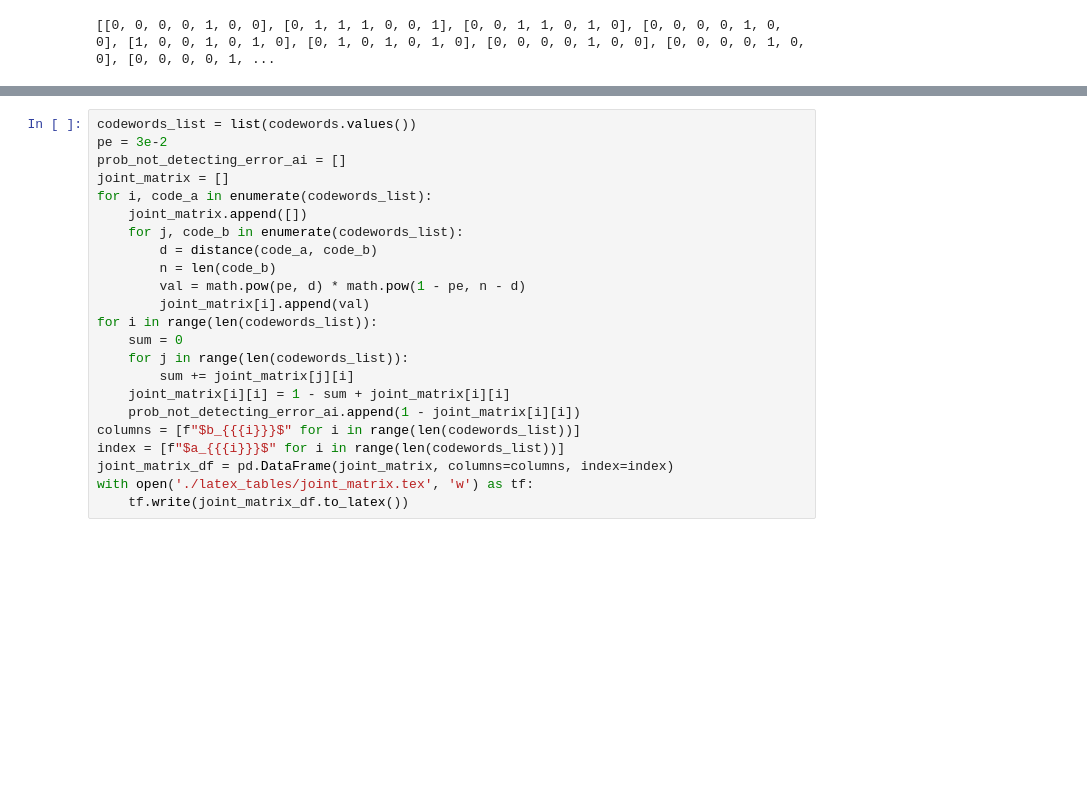
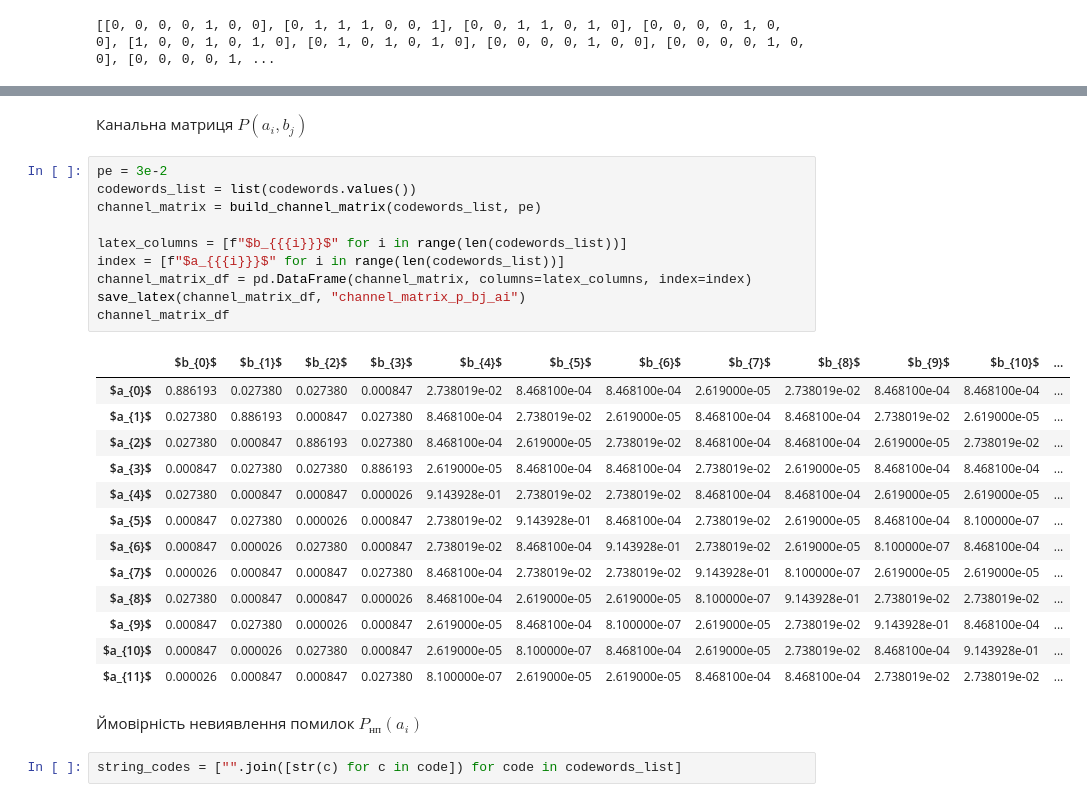
Before and after one commit to o-khytrov/InformationTheory, a Jupyter notebook: Task1.ipynb, the cells around one changed output, grey strips where cells are left out. Saved outputs shown, nothing was run; the diff lists cells and outputs as text; blank space fills up the shorter version.

```diff
--- a/Task1.ipynb
+++ b/Task1.ipynb
@@ -319,23 +294,30 @@ probabilities_df
-# %%
-codewords_list = list(codewords.values())
-pe = 3e-2
-prob_not_detecting_error_ai = []
-joint_matrix = []
-for i, code_a in enumerate(codewords_list):
-    joint_matrix.append([])
-    for j, code_b in enumerate(codewords_list):
-        d = distance(code_a, code_b)
-        n = len(code_b)
-        val = math.pow(pe, d) * math.pow(1 - pe, n - d)
-        joint_matrix[i].append(val)
-for i in range(len(codewords_list)):
-    sum = 0
-    for j in range(len(codewords_list)):
-        sum += joint_matrix[j][i]
-    joint_matrix[i][i] = 1 - sum + joint_matrix[i][i]
-    prob_not_detecting_error_ai.append(1 - joint_matrix[i][i])
-columns = [f"$b_{{{i}}}$" for i in range(len(codewords_list))]
-index = [f"$a_{{{i}}}$" for i in range(len(codewords_list))]
-joint_matrix_df = pd.DataFrame(joint_matrix, columns=columns, index=index)
-with open('./latex_tables/joint_matrix.tex', 'w') as tf:
-    tf.write(joint_matrix_df.to_latex())
+# %% [markdown]
+Канальна матриця $P(a_i, b_j)$
+# %%
+pe = 3e-2
+codewords_list = list(codewords.values())
+channel_matrix = build_channel_matrix(codewords_list, pe)
+
+latex_columns = [f"$b_{{{i}}}$" for i in range(len(codewords_list))]
+index = [f"$a_{{{i}}}$" for i in range(len(codewords_list))]
+channel_matrix_df = pd.DataFrame(channel_matrix, columns=latex_columns, index=index)
+save_latex(channel_matrix_df, "channel_matrix_p_bj_ai")
+channel_matrix_df
+# %% [output]
+|  | $b_{0}$ | $b_{1}$ | $b_{2}$ | $b_{3}$ | $b_{4}$ | $b_{5}$ | $b_{6}$ | $b_{7}$ | $b_{8}$ | $b_{9}$ | $b_{10}$ | ... |
+| $a_{0}$ | 0.886193 | 0.027380 | 0.027380 | 0.000847 | 2.738019e-02 | 8.468100e-04 | 8.468100e-04 | 2.619000e-05 | 2.738019e-02 | 8.468100e-04 | 8.468100e-04 | ... |
+| $a_{1}$ | 0.027380 | 0.886193 | 0.000847 | 0.027380 | 8.468100e-04 | 2.738019e-02 | 2.619000e-05 | 8.468100e-04 | 8.468100e-04 | 2.738019e-02 | 2.619000e-05 | ... |
+| $a_{2}$ | 0.027380 | 0.000847 | 0.886193 | 0.027380 | 8.468100e-04 | 2.619000e-05 | 2.738019e-02 | 8.468100e-04 | 8.468100e-04 | 2.619000e-05 | 2.738019e-02 | ... |
+| $a_{3}$ | 0.000847 | 0.027380 | 0.027380 | 0.886193 | 2.619000e-05 | 8.468100e-04 | 8.468100e-04 | 2.738019e-02 | 2.619000e-05 | 8.468100e-04 | 8.468100e-04 | ... |
+| $a_{4}$ | 0.027380 | 0.000847 | 0.000847 | 0.000026 | 9.143928e-01 | 2.738019e-02 | 2.738019e-02 | 8.468100e-04 | 8.468100e-04 | 2.619000e-05 | 2.619000e-05 | ... |
+| $a_{5}$ | 0.000847 | 0.027380 | 0.000026 | 0.000847 | 2.738019e-02 | 9.143928e-01 | 8.468100e-04 | 2.738019e-02 | 2.619000e-05 | 8.468100e-04 | 8.100000e-07 | ... |
+| $a_{6}$ | 0.000847 | 0.000026 | 0.027380 | 0.000847 | 2.738019e-02 | 8.468100e-04 | 9.143928e-01 | 2.738019e-02 | 2.619000e-05 | 8.100000e-07 | 8.468100e-04 | ... |
+| $a_{7}$ | 0.000026 | 0.000847 | 0.000847 | 0.027380 | 8.468100e-04 | 2.738019e-02 | 2.738019e-02 | 9.143928e-01 | 8.100000e-07 | 2.619000e-05 | 2.619000e-05 | ... |
+| $a_{8}$ | 0.027380 | 0.000847 | 0.000847 | 0.000026 | 8.468100e-04 | 2.619000e-05 | 2.619000e-05 | 8.100000e-07 | 9.143928e-01 | 2.738019e-02 | 2.738019e-02 | ... |
+| $a_{9}$ | 0.000847 | 0.027380 | 0.000026 | 0.000847 | 2.619000e-05 | 8.468100e-04 | 8.100000e-07 | 2.619000e-05 | 2.738019e-02 | 9.143928e-01 | 8.468100e-04 | ... |
+| $a_{10}$ | 0.000847 | 0.000026 | 0.027380 | 0.000847 | 2.619000e-05 | 8.100000e-07 | 8.468100e-04 | 2.619000e-05 | 2.738019e-02 | 8.468100e-04 | 9.143928e-01 | ... |
+| $a_{11}$ | 0.000026 | 0.000847 | 0.000847 | 0.027380 | 8.100000e-07 | 2.619000e-05 | 2.619000e-05 | 8.468100e-04 | 8.468100e-04 | 2.738019e-02 | 2.738019e-02 | ... |
+# %% [markdown]
+Ймовірність невиявлення помилок $P_{\text{нп}}(a_i)$
+# %%
+string_codes = ["".join([str(c) for c in code]) for code in codewords_list]
```
Also changed, not shown: parts of 42 cells of this notebook, 26 other files.
